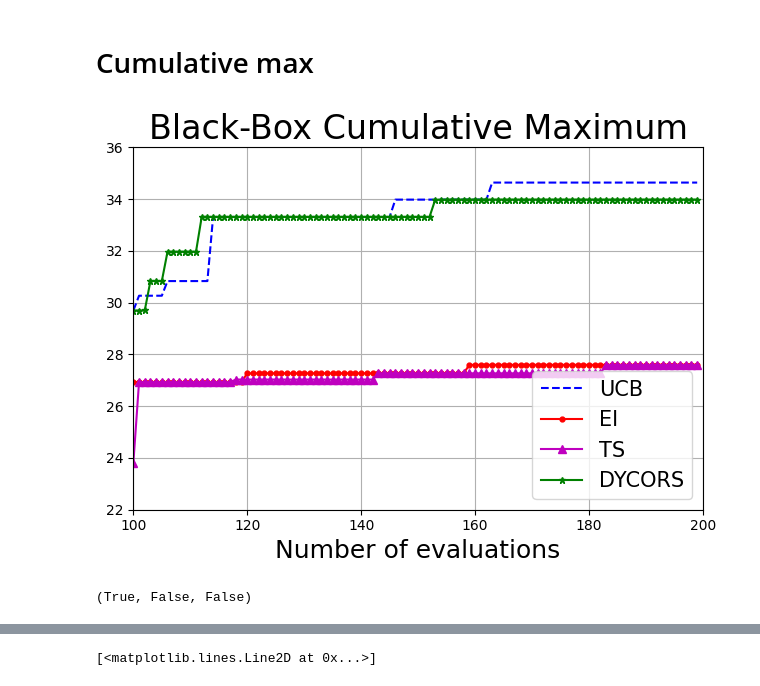
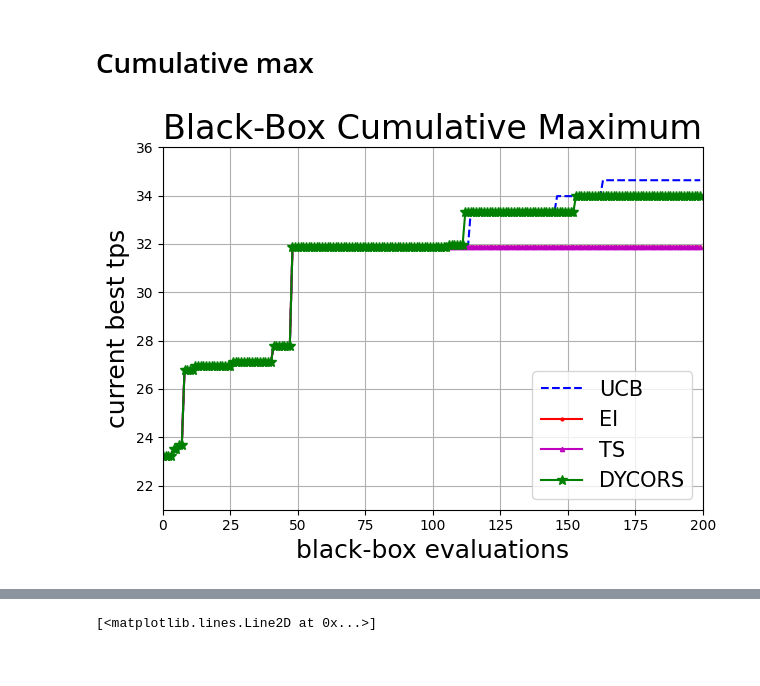
Before and after one commit to ernygati/masters_thesis_blockchain, a Jupyter notebook: diploma-optimal-blockchain.ipynb, the cells around one changed output, grey strips where cells are left out. Saved outputs shown, nothing was run; the diff lists cells and outputs as text; code cells hidden in the pictures.

```diff
--- a/diploma-optimal-blockchain.ipynb
+++ b/diploma-optimal-blockchain.ipynb
@@ -1117,51 +1231,41 @@ af_train_paths = ["data/af_train_UCB.csv", "data/af_train_EI.csv",
                   "data/af_train_TS.csv","data/af_train_DYCORS.csv"]
 
 def plot_cumulative_max(af_train_paths):
-    start_point = 100
+    start_point = 0
     Y_UCB = pd.read_csv(af_train_paths[0])["AVERAGE_TPS_BENCH1"][start_point:]
     Y_EI = pd.read_csv(af_train_paths[1])["AVERAGE_TPS_BENCH1"][start_point:]
     Y_TS = pd.read_csv(af_train_paths[2])["AVERAGE_TPS_BENCH1"][start_point:]
     Y_DYCORS = pd.read_csv(af_train_paths[3])["AVERAGE_TPS_BENCH1"][start_point:]
     results = [
-        (Y_UCB, f"UCB", "b", "", 10, "--"),
-        (Y_EI, f"EI", "r", ".", 7, "-"),
-        (Y_TS, f"TS", "m", "^", 6, "-"),
-        (Y_DYCORS, f"DYCORS", "g", "*", 5, "-"),
+        (Y_UCB, f"UCB", "b", "", 8, "--"),
+        (Y_EI, f"EI", "r", ".", 4, "-"),
+        (Y_TS, f"TS", "m", "^", 3, "-"),
+        (Y_DYCORS, f"DYCORS", "g", "*", 7, "-"),
     ]
     names = []
     for res, name, c, m, ms, ls in results:
         names.append(name)
         fx = res.cummax()
         t = start_point + np.arange(len(fx))
         plt.plot(t, fx, c=c, marker=m, linestyle=ls, markersize=ms)
 
     #plt.plot([0, max_evals], [hart6.optimal_value, hart6.optimal_value], "k--", lw=3)
-    plt.xlabel("Function value", fontsize=18)
-    plt.xlabel("Number of evaluations", fontsize=18)
+    plt.ylabel("current best tps", fontsize=18)
+    plt.xlabel("black-box evaluations", fontsize=18)
     plt.title("Black-Box Cumulative Maximum", fontsize=24)
     plt.xlim([start_point, 200])
-    plt.ylim([22, 36])
+    plt.ylim([21, 36])
 
     plt.grid(True)
     plt.tight_layout()
     plt.legend(
         names + ["Global optimal value"],
         loc="lower right",
         ncol=1,
         fontsize=15,
     )
     plt.show()
 
 plot_cumulative_max(af_train_paths)
 # %% [output]
-[figure, old version]
+[figure, new version]
-# %%
-Y_UCB = pd.read_csv("data/af_train_UCB.csv")["AVERAGE_TPS_BENCH1"]
-Y_EI = pd.read_csv("data/af_train_EI.csv")["AVERAGE_TPS_BENCH1"]
-Y_TS = pd.read_csv("data/af_train_TS.csv")["AVERAGE_TPS_BENCH1"]
-Y_DYCORS = pd.read_csv("data/af_train_DYCORS.csv")["AVERAGE_TPS_BENCH1"]
-
-(np.all(Y_TS.cummax() == Y_EI.cummax()) ,np.all(Y_TS.cummax() == Y_DYCORS.cummax()) ,
-np.all(Y_EI.cummax() == Y_DYCORS.cummax()))
-# %% [output]
-(True, False, False)
```
Also changed, not shown: parts of 40 cells of this notebook, 8 other files.
